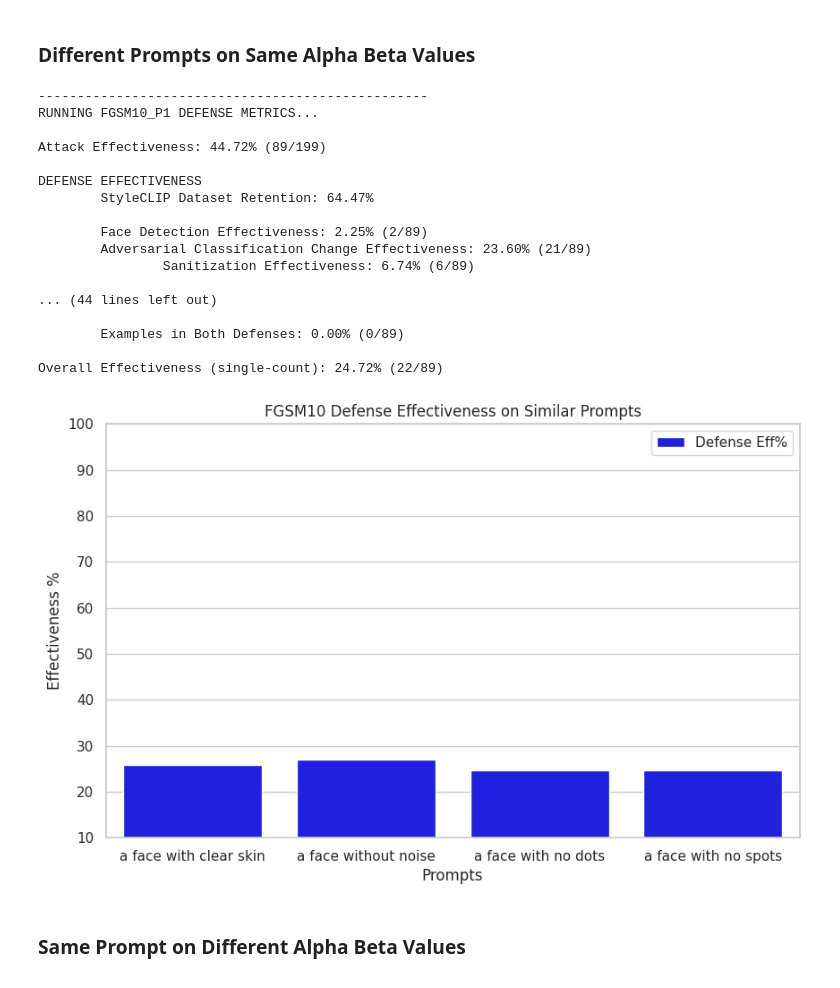
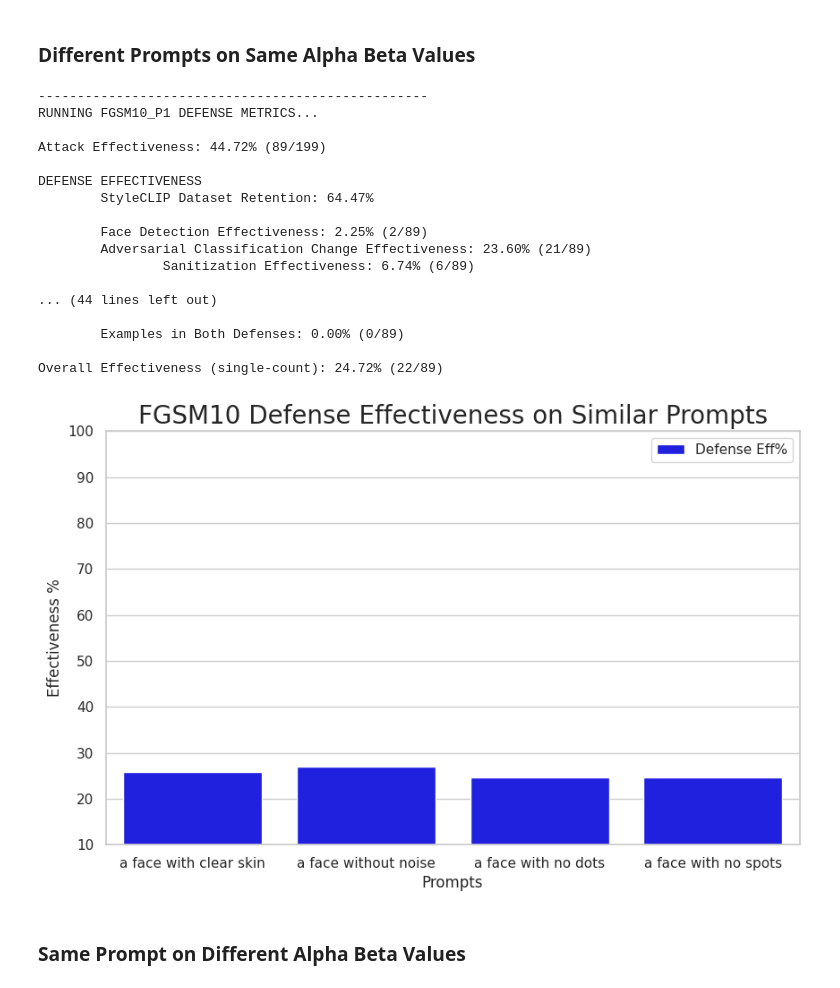
Before and after one commit to hassledw/StyleCLIP_Defense, a Jupyter notebook: celeb_metrics.ipynb, the cells around one changed output. Drawn from its saved outputs; the diff is of its cells as text; code cells hidden in the pictures.

```diff
--- a/celeb_metrics.ipynb
+++ b/celeb_metrics.ipynb
@@ -278,35 +278,35 @@ sns.set(style="whitegrid")
 plt.figure(figsize=(10, 6))
 sns.barplot(x='Category', y='Defense Eff%', data=df, color='blue', label='Defense Eff%')
 plt.legend()
 plt.ylim(0, 100)
 
 # Set plot labels and title
 plt.xlabel('Prompts')
 plt.ylabel('Effectiveness %')
 plt.ylim(10, 100)
-plt.title('FGSM10 Defense Effectiveness on Similar Prompts')
+plt.title('FGSM10 Defense Effectiveness on Similar Prompts', fontsize=20)
 
 # Show the plot
 plt.show()
 # %% [output]
 --------------------------------------------------
 RUNNING FGSM10_P1 DEFENSE METRICS...
 
 Attack Effectiveness: 44.72% (89/199)
 
 DEFENSE EFFECTIVENESS
         StyleCLIP Dataset Retention: 64.47%
 
         Face Detection Effectiveness: 2.25% (2/89)
         Adversarial Classification Change Effectiveness: 23.60% (21/89)
                 Sanitization Effectiveness: 6.74% (6/89)
 
 ... (44 lines left out)
 
         Examples in Both Defenses: 0.00% (0/89)
 
 Overall Effectiveness (single-count): 24.72% (22/89)
-[figure, old version]
+[figure, new version]
 # %% [markdown]
 ### Same Prompt on Different Alpha Beta Values
 # %%
```
Also changed, not shown: parts of 2 cells of this notebook, 4 other files.
